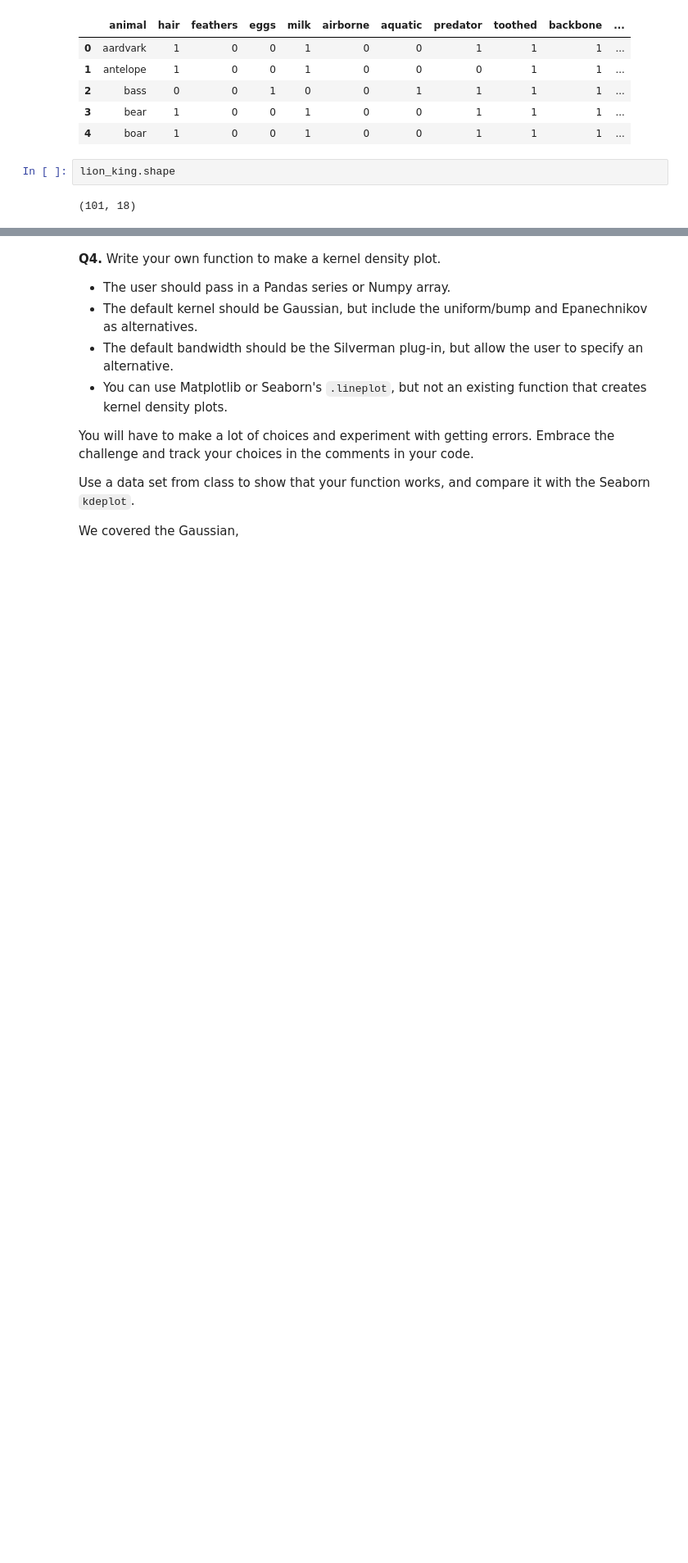
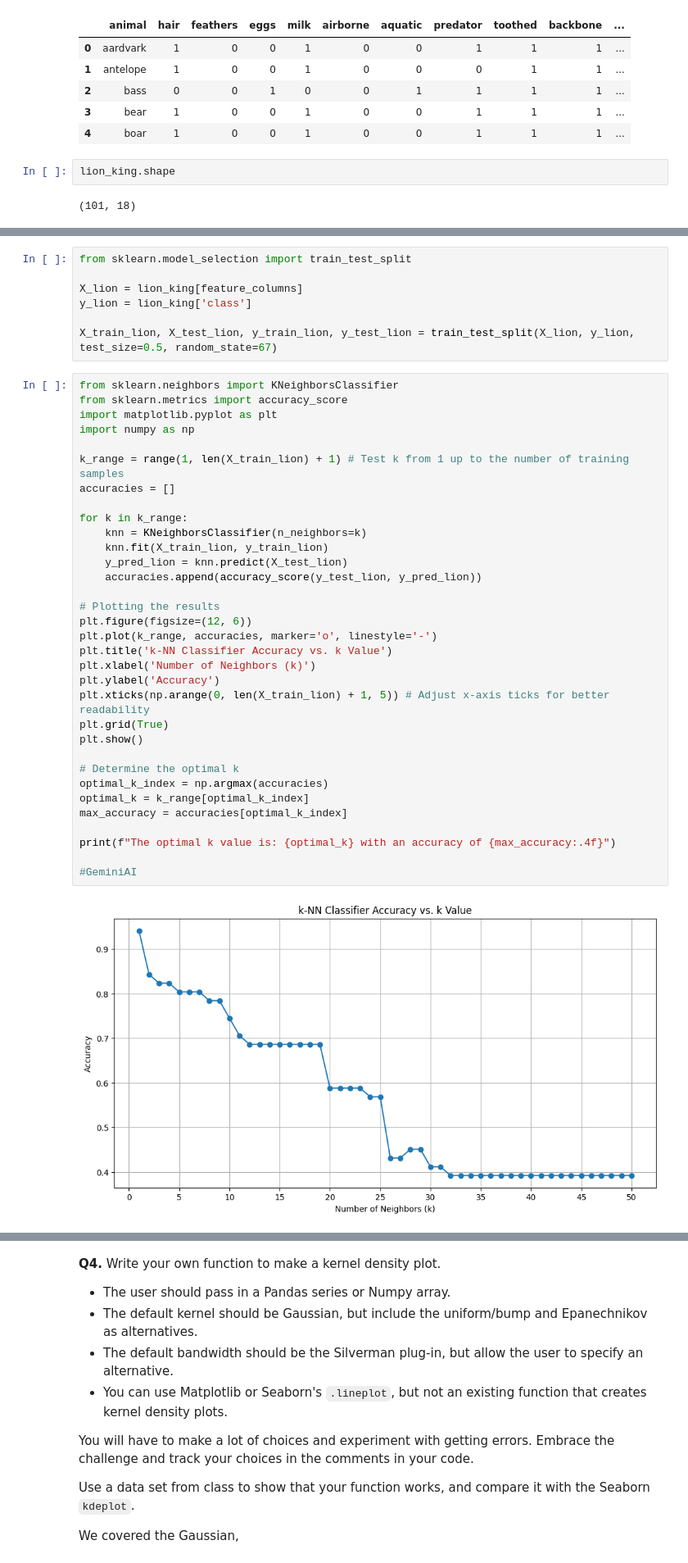
Before and after one commit to michaelhunter12/KNN, a Jupyter notebook: assignment/knn_assignment.ipynb, the cells around one changed output, grey strips where cells are left out. Shown at 82% size. Drawn from its saved outputs; the diff is of its cells as text; blank space fills up the shorter version.

```diff
--- a/assignment/knn_assignment.ipynb
+++ b/assignment/knn_assignment.ipynb
@@ -265,0 +321,42 @@ lion_king.shape
+# %%
+from sklearn.model_selection import train_test_split
+
+X_lion = lion_king[feature_columns]
+y_lion = lion_king['class']
+
+X_train_lion, X_test_lion, y_train_lion, y_test_lion = train_test_split(X_lion, y_lion, test_size=0.5, random_state=67)
+# %%
+from sklearn.neighbors import KNeighborsClassifier
+from sklearn.metrics import accuracy_score
+import matplotlib.pyplot as plt
+import numpy as np
+
+k_range = range(1, len(X_train_lion) + 1) # Test k from 1 up to the number of training samples
+accuracies = []
+
+for k in k_range:
+    knn = KNeighborsClassifier(n_neighbors=k)
+    knn.fit(X_train_lion, y_train_lion)
+    y_pred_lion = knn.predict(X_test_lion)
+    accuracies.append(accuracy_score(y_test_lion, y_pred_lion))
+
+# Plotting the results
+plt.figure(figsize=(12, 6))
+plt.plot(k_range, accuracies, marker='o', linestyle='-')
+plt.title('k-NN Classifier Accuracy vs. k Value')
+plt.xlabel('Number of Neighbors (k)')
+plt.ylabel('Accuracy')
+plt.xticks(np.arange(0, len(X_train_lion) + 1, 5)) # Adjust x-axis ticks for better readability
+plt.grid(True)
+plt.show()
+
+# Determine the optimal k
+optimal_k_index = np.argmax(accuracies)
+optimal_k = k_range[optimal_k_index]
+max_accuracy = accuracies[optimal_k_index]
+
+print(f"The optimal k value is: {optimal_k} with an accuracy of {max_accuracy:.4f}")
+
+#GeminiAI
+# %% [output]
+[figure, added]
```
Also changed, not shown: parts of 23 cells of this notebook.
